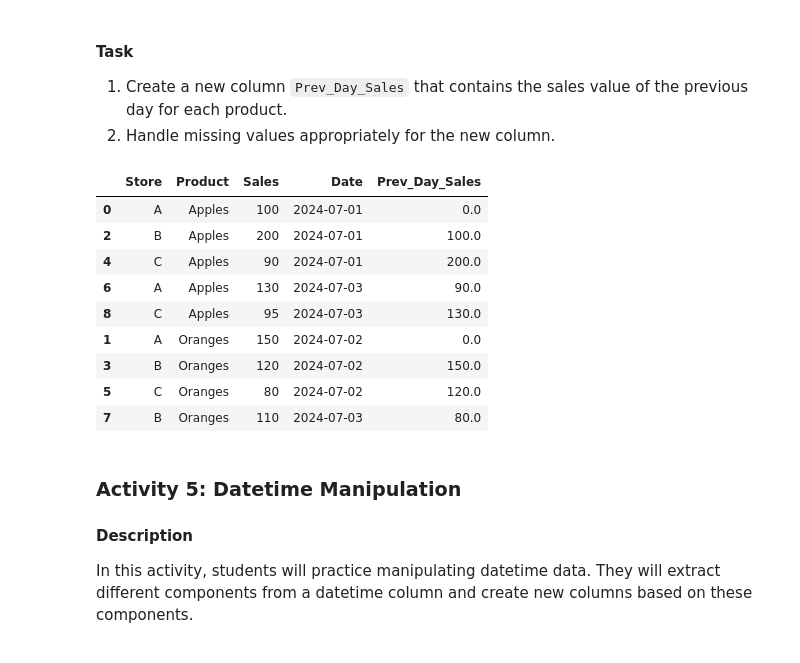
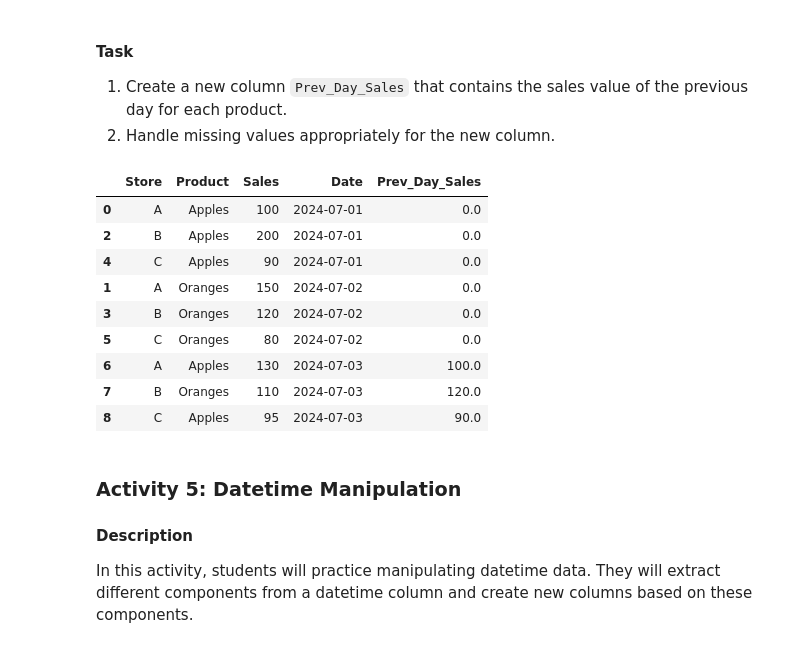
Before and after one commit to xandermacha/TechCatalyst_DE_2025_pub, a Jupyter notebook: Activities/Week 4/Homework/Pandas Transformations.ipynb, the cells around one changed output. Cells and saved outputs as stored; diff of their text form; code cells hidden in the pictures.

```diff
--- a/Activities/Week 4/Homework/Pandas Transformations.ipynb
+++ b/Activities/Week 4/Homework/Pandas Transformations.ipynb
@@ -265,13 +265,13 @@ data = {
 }
 
 # Create DataFrame
-df =#YOUR CODE
+df = pd.DataFrame(data)
 
 # Convert Date column to datetime
-df['Date'] = #YOUR CODE
+df['Date'] = pd.to_datetime(df['Date'])
 
 # Sort DataFrame by Date
-df =#YOUR CODE
+df = df.sort_values(by='Date')
 
 # Display the DataFrame
 display(df)
@@ -294,25 +294,25 @@ display(df)
 # %%
 # Create Prev_Day_Sales column
 # hint: Group by then Shift
 
-df['Prev_Day_Sales'] = #YOUR CODE
+df['Prev_Day_Sales'] = df.groupby(['Store', 'Product'])['Sales'].shift(1)
 
 # Handle missing values by filling with 0 (or you can choose another appropriate method)
-df['Prev_Day_Sales'] = #YOUR CODE
+df['Prev_Day_Sales'] = df['Prev_Day_Sales'].fillna(0)
 
 # Display the DataFrame with the new lagged feature
-display(#YOUR CODE)
+display(df)
 # %% [output]
 |  | Store | Product | Sales | Date | Prev_Day_Sales |
 | 0 | A | Apples | 100 | 2024-07-01 | 0.0 |
-| 2 | B | Apples | 200 | 2024-07-01 | 100.0 |
-| 4 | C | Apples | 90 | 2024-07-01 | 200.0 |
-| 6 | A | Apples | 130 | 2024-07-03 | 90.0 |
-| 8 | C | Apples | 95 | 2024-07-03 | 130.0 |
+| 2 | B | Apples | 200 | 2024-07-01 | 0.0 |
+| 4 | C | Apples | 90 | 2024-07-01 | 0.0 |
 | 1 | A | Oranges | 150 | 2024-07-02 | 0.0 |
-| 3 | B | Oranges | 120 | 2024-07-02 | 150.0 |
-| 5 | C | Oranges | 80 | 2024-07-02 | 120.0 |
-| 7 | B | Oranges | 110 | 2024-07-03 | 80.0 |
+| 3 | B | Oranges | 120 | 2024-07-02 | 0.0 |
+| 5 | C | Oranges | 80 | 2024-07-02 | 0.0 |
+| 6 | A | Apples | 130 | 2024-07-03 | 100.0 |
+| 7 | B | Oranges | 110 | 2024-07-03 | 120.0 |
+| 8 | C | Apples | 95 | 2024-07-03 | 90.0 |
 # %% [markdown]
 ### Activity 5: Datetime Manipulation
 
```
Also changed, not shown: parts of 18 cells of this notebook.
